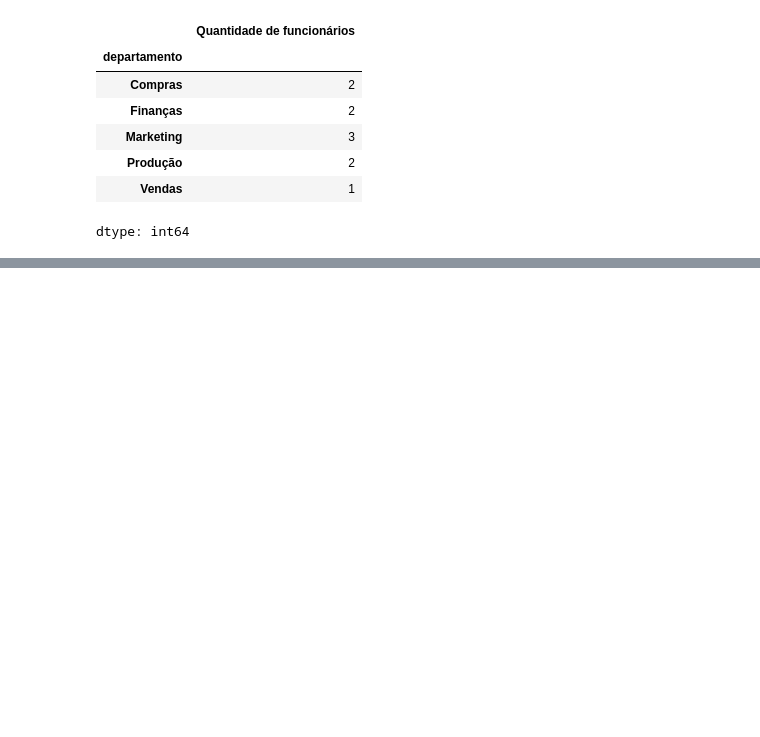
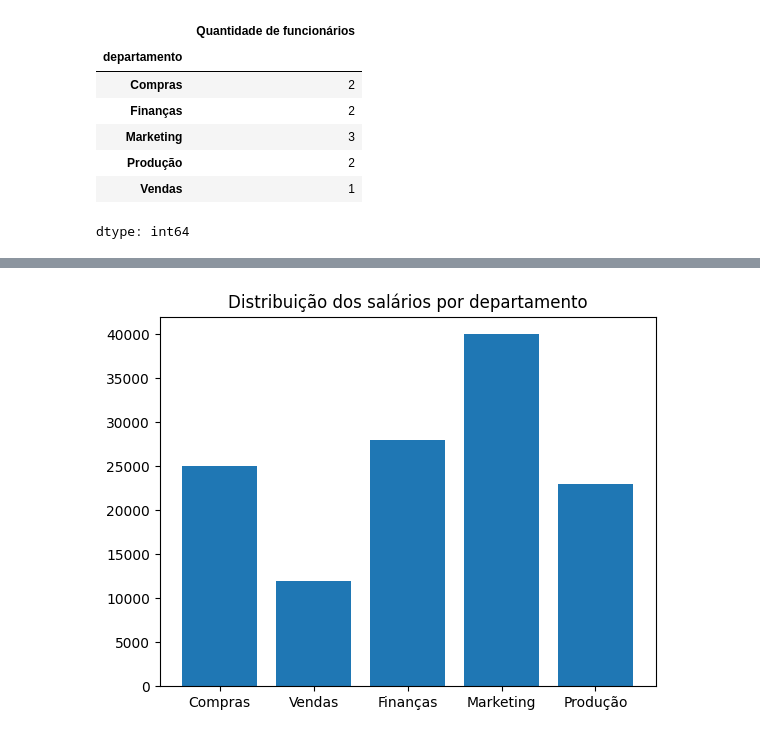
Before and after one commit to freitasecia49/NovoGitRepositorio, a Jupyter notebook: Dados_Excel.ipynb, the cells around one changed output, grey strips where cells are left out. Drawn from its saved outputs; the diff is of its cells as text; code cells hidden in the pictures; blank space fills up the shorter version.

```diff
--- a/Dados_Excel.ipynb
+++ b/Dados_Excel.ipynb
@@ -37,0 +87,6 @@ dtype: int64
+# %%
+plt.bar(df['departamento'], df['salario']) # plt.bar(df[eixo_x, eixo_y])
+plt.title('Distribuição dos salários por departamento')
+plt.show()
+# %% [output]
+[figure, added]
```
Also changed, not shown: parts of 43 cells of this notebook.
